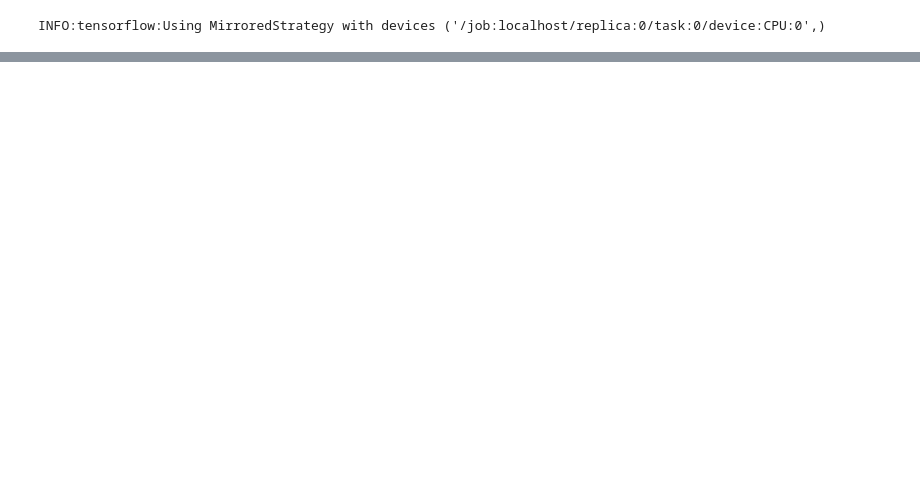
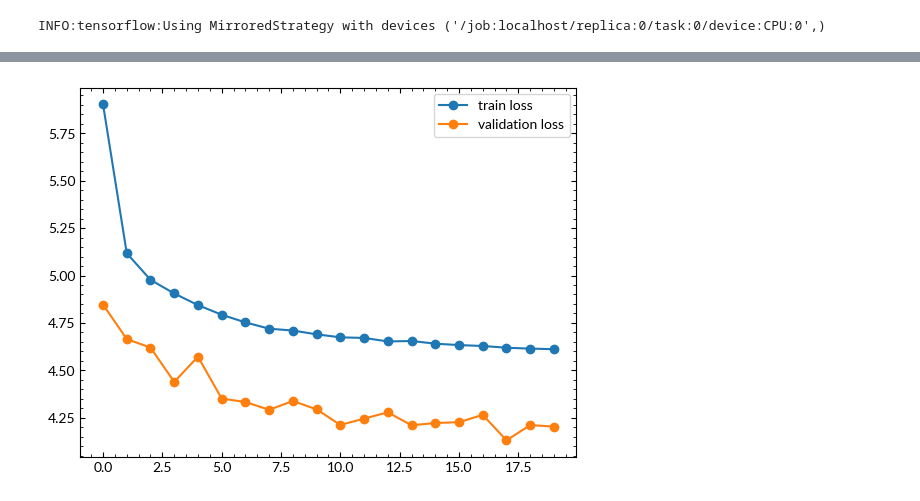
Before and after one commit to SarahBarbosa/geexhp, a Jupyter notebook: examples/network_test5.ipynb, the cells around one changed output, grey strips where cells are left out. Cells and saved outputs as stored; diff of their text form; code cells hidden in the pictures; blank space fills up the shorter version.

Commit message:
Network test with plots

```diff
--- a/examples/network_test5.ipynb
+++ b/examples/network_test5.ipynb
@@ -379,6 +418,6 @@ best_model = build_model_3(best_hps)
 history = best_model.fit(
     train_ds,
     validation_data=val_ds,
-    epochs=100,
+    epochs=20,
     callbacks=[tf.keras.callbacks.EarlyStopping(monitor='val_loss', patience=10, restore_best_weights=True)]
 )
@@ -384,0 +442,6 @@ history = best_model.fit(
+# %%
+plt.plot(range(20), history.history["loss"], marker="o", label="train loss")
+plt.plot(range(20), history.history["val_loss"], marker="o", label="validation loss")
+plt.legend();
+# %% [output]
+[figure, added]
```
Also changed, not shown: parts of 12 cells of this notebook, 2 other files.
